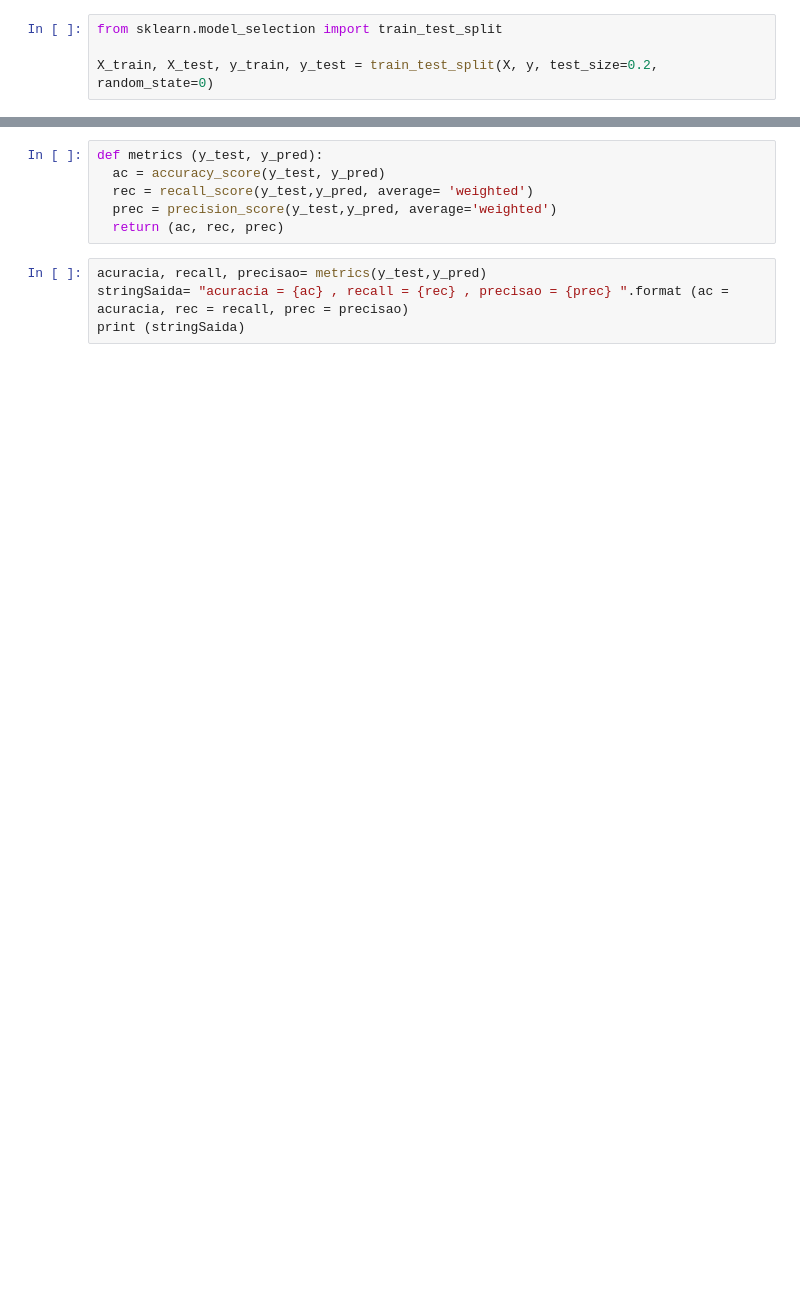
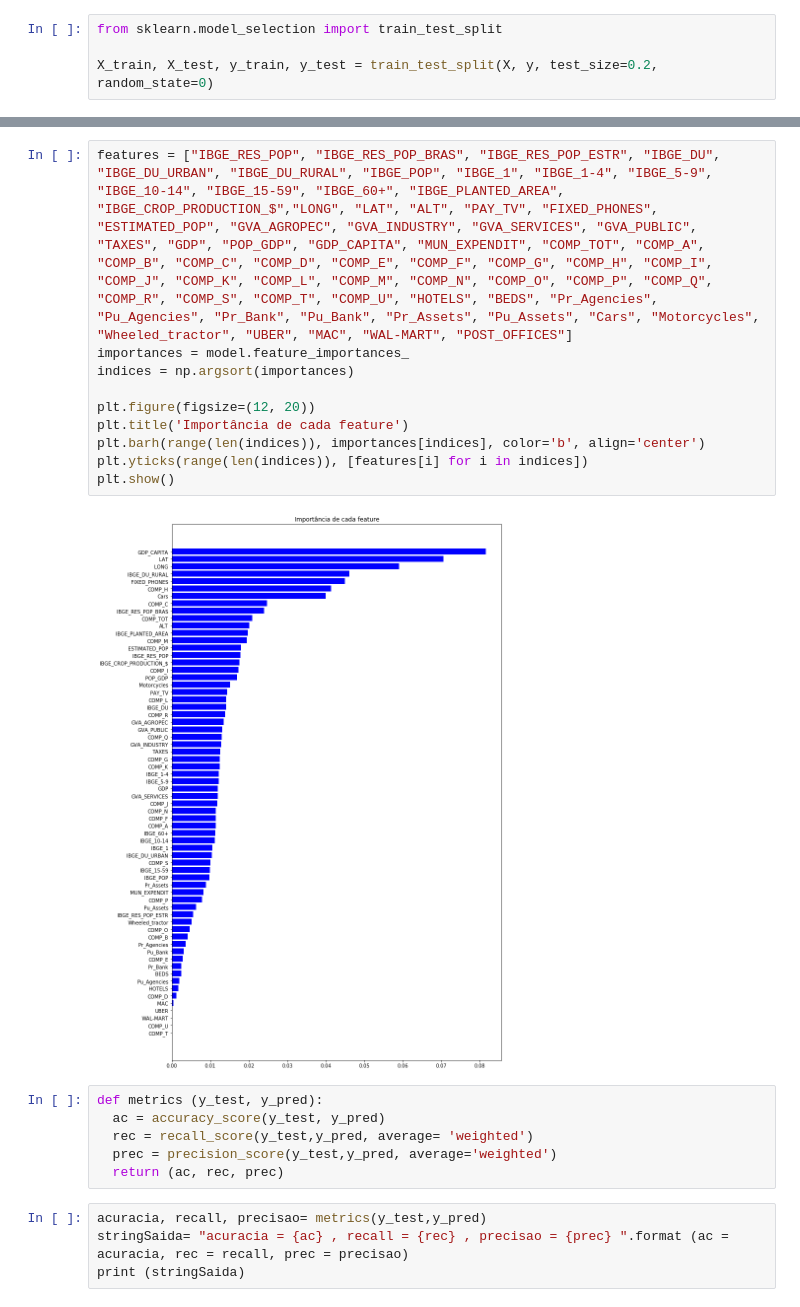
Before and after one commit to giovannabadaro/machine-learning-brazilian-cities, a Jupyter notebook: model.ipynb, the cells around one changed output, grey strips where cells are left out. Cells and saved outputs as stored; diff of their text form; blank space fills up the shorter version.

```diff
--- a/model.ipynb
+++ b/model.ipynb
@@ -124,3 +172,15 @@ y_pred = model.predict(X_test)
+# %%
+features = ["IBGE_RES_POP", "IBGE_RES_POP_BRAS", "IBGE_RES_POP_ESTR", "IBGE_DU", "IBGE_DU_URBAN", "IBGE_DU_RURAL", "IBGE_POP", "IBGE_1", "IBGE_1-4", "IBGE_5-9", "IBGE_10-14", "IBGE_15-59", "IBGE_60+", "IBGE_PLANTED_AREA", "IBGE_CROP_PRODUCTION_$","LONG", "LAT", "ALT", "PAY_TV", "FIXED_PHONES", "ESTIMATED_POP", "GVA_AGROPEC", "GVA_INDUSTRY", "GVA_SERVICES", "GVA_PUBLIC", "TAXES", "GDP", "POP_GDP", "GDP_CAPITA", "MUN_EXPENDIT", "COMP_TOT", "COMP_A", "COMP_B", "COMP_C", "COMP_D", "COMP_E", "COMP_F", "COMP_G", "COMP_H", "COMP_I", "COMP_J", "COMP_K", "COMP_L", "COMP_M", "COMP_N", "COMP_O", "COMP_P", "COMP_Q", "COMP_R", "COMP_S", "COMP_T", "COMP_U", "HOTELS", "BEDS", "Pr_Agencies", "Pu_Agencies", "Pr_Bank", "Pu_Bank", "Pr_Assets", "Pu_Assets", "Cars", "Motorcycles", "Wheeled_tractor", "UBER", "MAC", "WAL-MART", "POST_OFFICES"]
+importances = model.feature_importances_
+indices = np.argsort(importances)
+
+plt.figure(figsize=(12, 20))
+plt.title('Importância de cada feature')
+plt.barh(range(len(indices)), importances[indices], color='b', align='center')
+plt.yticks(range(len(indices)), [features[i] for i in indices])
+plt.show()
+# %% [output]
+[figure, added]
 # %%
 def metrics (y_test, y_pred):
   ac = accuracy_score(y_test, y_pred)
```
Also changed, not shown: parts of 9 cells of this notebook.
